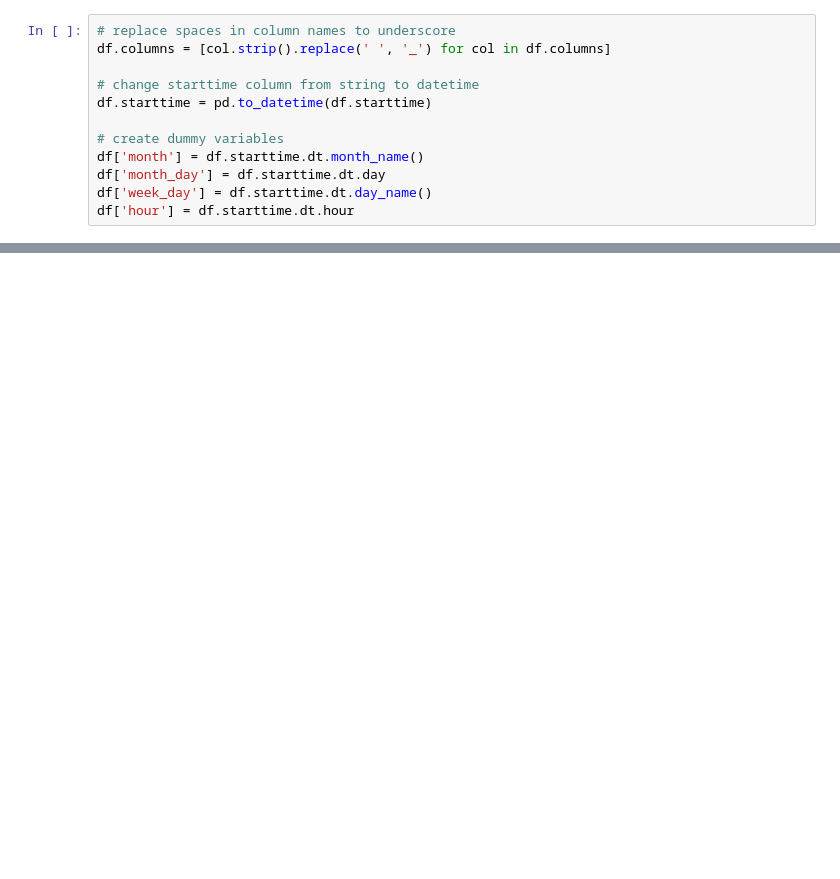
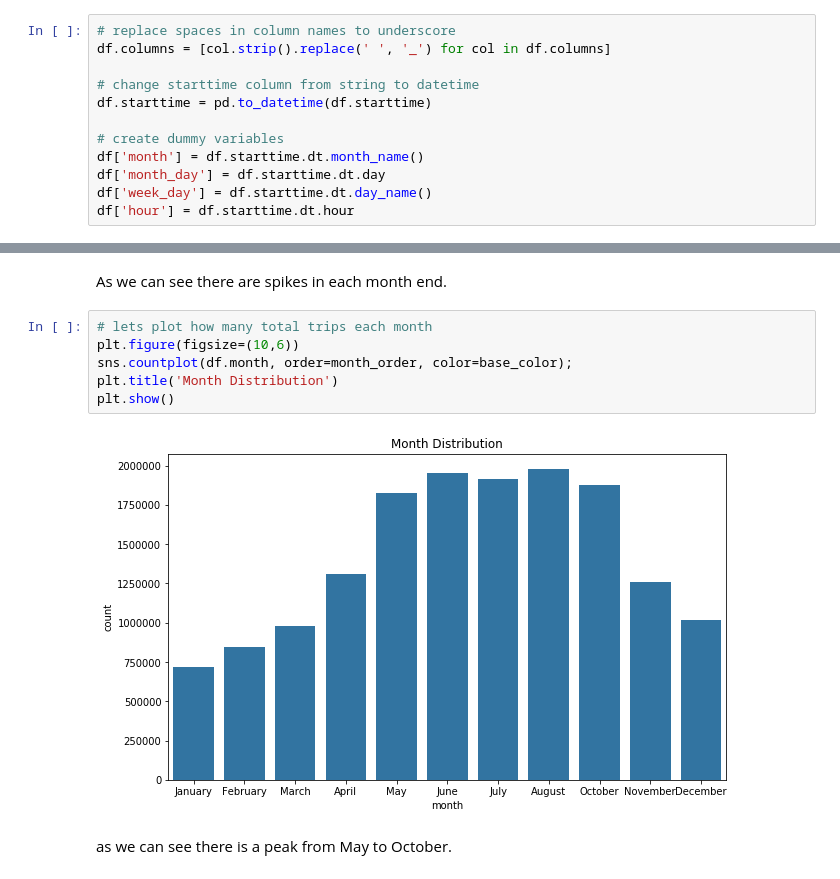
Before and after one commit to yousef5664/CityBike, a Jupyter notebook: exploration.ipynb, the cells around one changed output, grey strips where cells are left out. Saved outputs shown, nothing was run; the diff lists cells and outputs as text; blank space fills up the shorter version.

```diff
--- a/exploration.ipynb
+++ b/exploration.ipynb
@@ -168,0 +100,12 @@ plt.ylim(0,5000)
+# %% [markdown]
+As we can see there are spikes in each month end.
+# %%
+# lets plot how many total trips each month
+plt.figure(figsize=(10,6))
+sns.countplot(df.month, order=month_order, color=base_color);
+plt.title('Month Distribution')
+plt.show()
+# %% [output]
+[figure, added]
+# %% [markdown]
+as we can see there is a peak from May to October.
```
Also changed, not shown: parts of 48 cells of this notebook, 3 other files.
